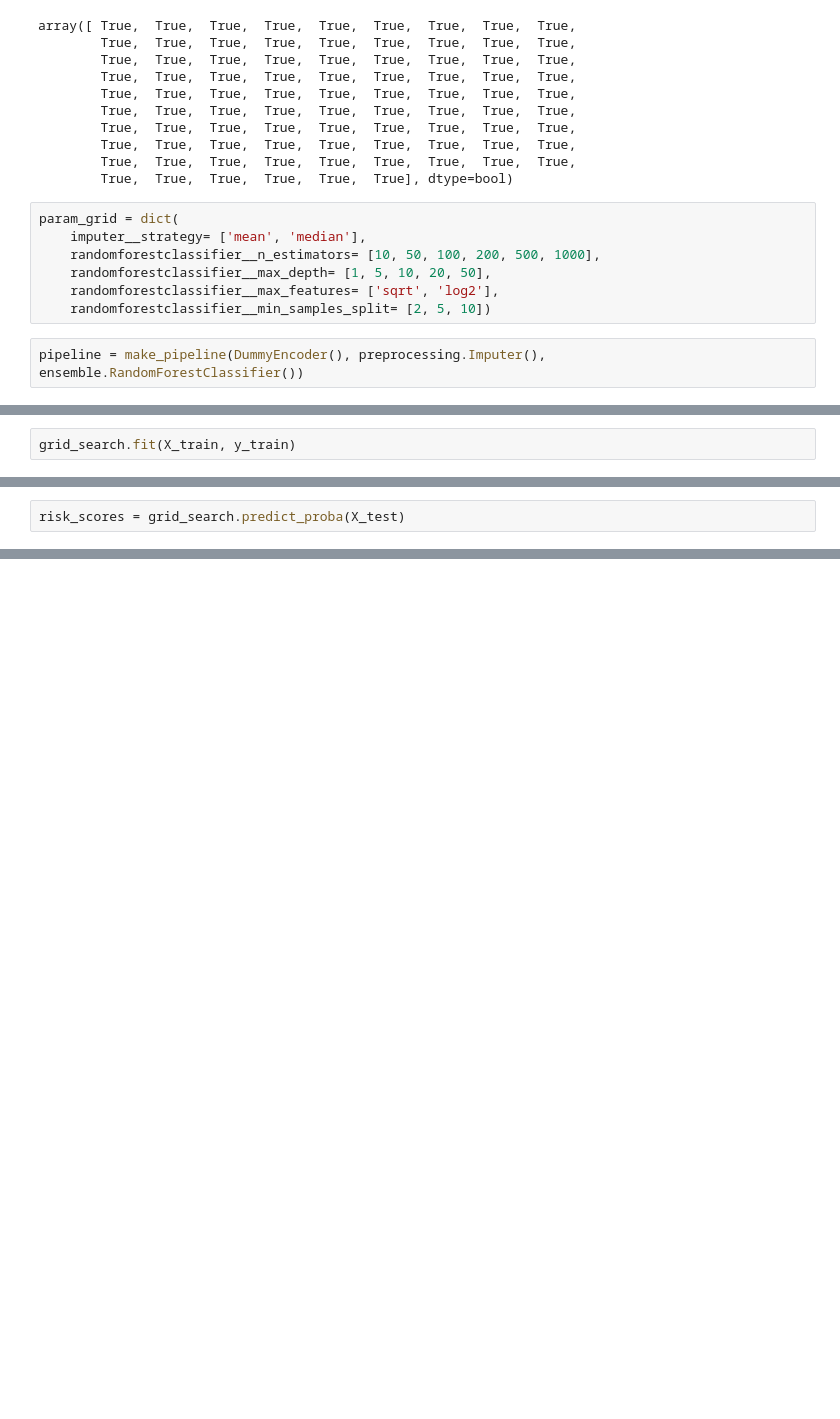
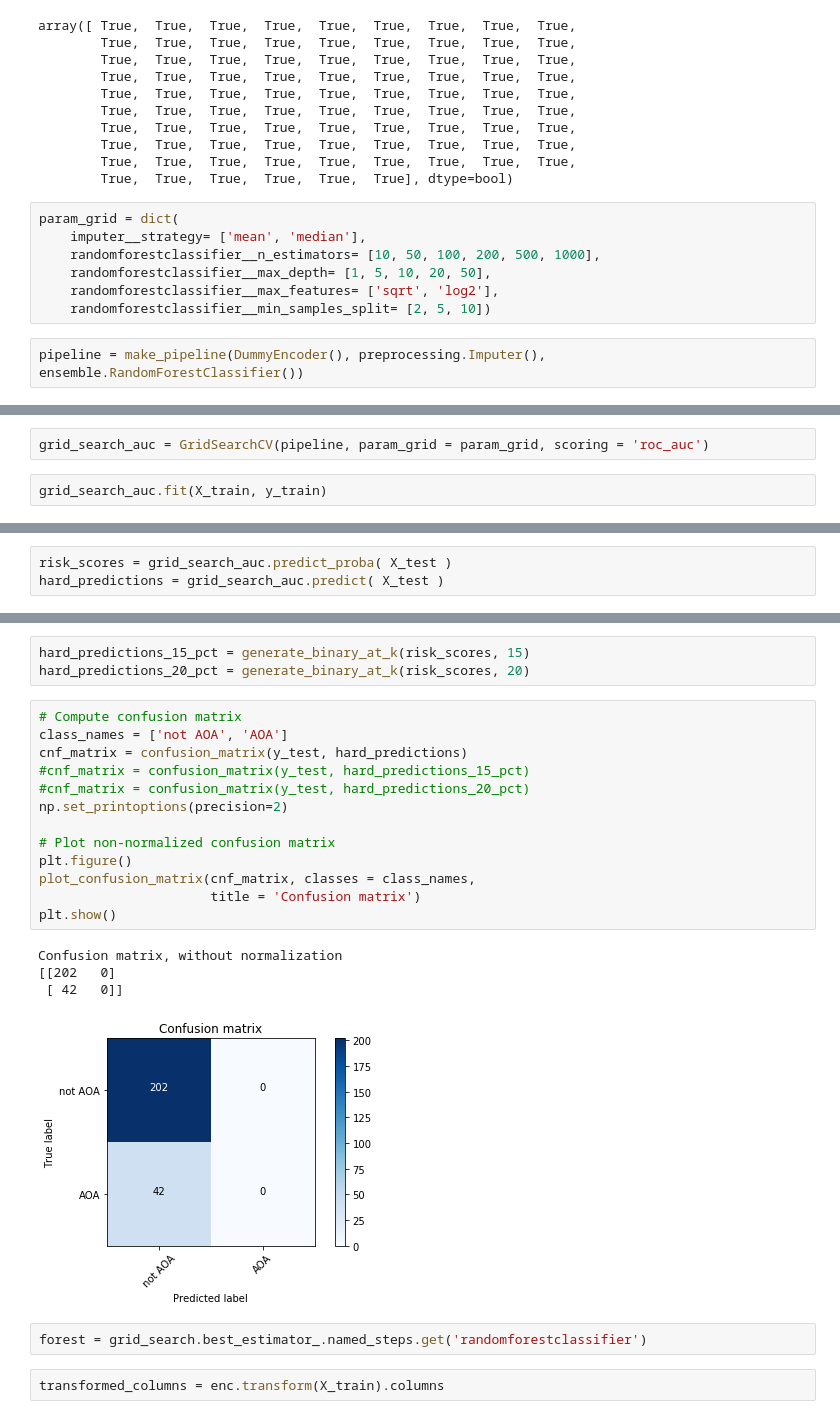
Before and after one commit to jgutman/eduanalytics, a Jupyter notebook: connecting_to_database_with_python.ipynb, the cells around one changed output, grey strips where cells are left out. Cells and saved outputs as stored; diff of their text form; blank space fills up the shorter version.

Commit message:
reporting metrics and plots for aoa model which sucks

```diff
--- a/connecting_to_database_with_python.ipynb
+++ b/connecting_to_database_with_python.ipynb
@@ -131,5 +137,7 @@ grid_search = GridSearchCV(pipeline, param_grid = param_grid)
+# %%
+grid_search_auc = GridSearchCV(pipeline, param_grid = param_grid, scoring = 'roc_auc')
 # %%
-grid_search.fit(X_train, y_train)
+grid_search_auc.fit(X_train, y_train)
 # %% [output]
 GridSearchCV(cv=None, error_score='raise',
        estimator=Pipeline(steps=[('dummyencoder', DummyEncoder(columns=None)), ('imputer', Imputer(axis=0, copy=True, missing_values='NaN', strategy='mean', verbose=0)), ('randomforestclassifier', Ran ...
@@ -142,2 +150,3 @@ GridSearchCV(cv=None, error_score='raise',
 # %%
-risk_scores = grid_search.predict_proba(X_test)
+risk_scores = grid_search_auc.predict_proba( X_test )
+hard_predictions = grid_search_auc.predict( X_test )
@@ -163,0 +222,25 @@ array([[ 0.82945488,  0.17054512],
+# %%
+hard_predictions_15_pct = generate_binary_at_k(risk_scores, 15)
+hard_predictions_20_pct = generate_binary_at_k(risk_scores, 20)
+# %%
+# Compute confusion matrix
+class_names = ['not AOA', 'AOA']
+cnf_matrix = confusion_matrix(y_test, hard_predictions)
+#cnf_matrix = confusion_matrix(y_test, hard_predictions_15_pct)
+#cnf_matrix = confusion_matrix(y_test, hard_predictions_20_pct)
+np.set_printoptions(precision=2)
+
+# Plot non-normalized confusion matrix
+plt.figure()
+plot_confusion_matrix(cnf_matrix, classes = class_names,
+                      title = 'Confusion matrix')
+plt.show()
+# %% [output]
+Confusion matrix, without normalization
+[[202   0]
+ [ 42   0]]
+[figure, added]
+# %%
+forest = grid_search.best_estimator_.named_steps.get('randomforestclassifier')
+# %%
+transformed_columns = enc.transform(X_train).columns
```
Also changed, not shown: parts of 15 cells of this notebook.
